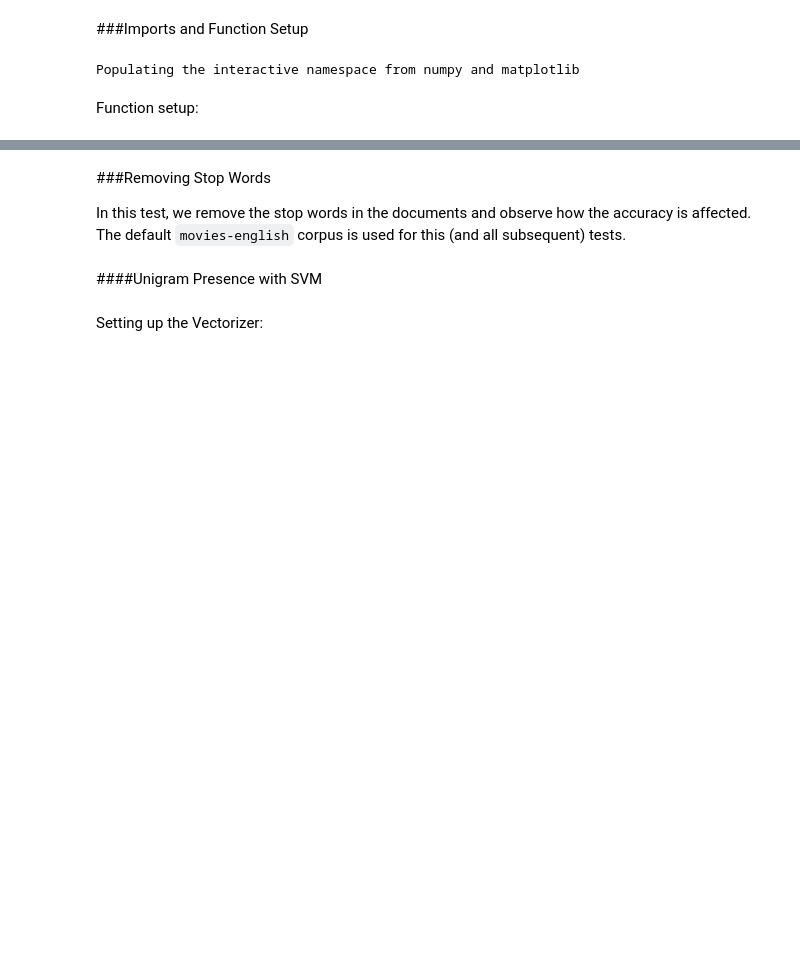
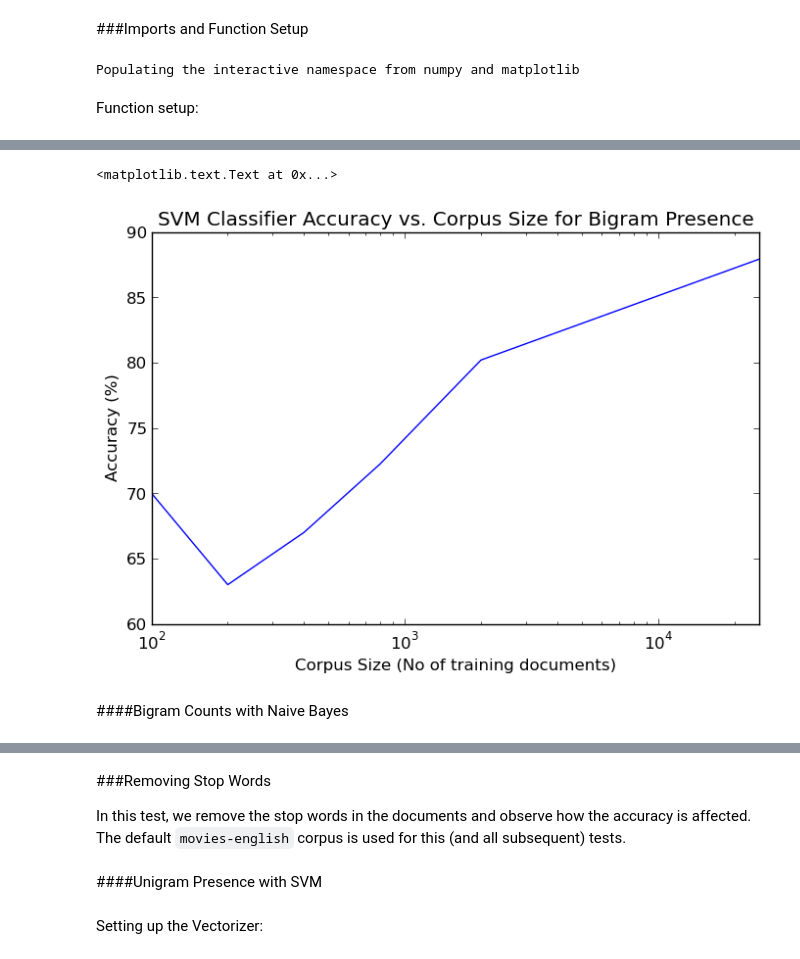
Before and after one commit to DJSagarAhire/Sentiment-Analysis-Comparative-Study, a Jupyter notebook: notebooks/Additional-Tests.ipynb, the cells around one changed output, grey strips where cells are left out. Drawn from its saved outputs; the diff is of its cells as text; code cells hidden in the pictures; blank space fills up the shorter version.

```diff
--- a/notebooks/Additional-Tests.ipynb
+++ b/notebooks/Additional-Tests.ipynb
@@ -69,0 +216,19 @@ def accuracy():
+# %%
+from sklearn.svm import LinearSVC
+bigram_linsvm = LinearSVC()
+# %%
+accuracy_list = []
+
+for i in range(6):
+
+    # Vectorize respective corpus
+    bigram_presence_vectorizer = CountVectorizer(binary=True, ngram_range=(2,2))
+    train_X = bigram_presence_vectorizer.fit_transform(train_set_list[i].data)
+    train_y = train_set_list[i].target
+    test_X = bigram_presence_vectorizer.transform(test_set_list[i].data)
+    test_y = test_set_list[i].target
+
+    # Run classifier
+    print("Classifying corpus {0}".format(corpuslist[i]['path']))
+    predict_y = classify(bigram_linsvm)
+    accuracy_list.append(accuracy())
@@ -69,0 +253,12 @@ def accuracy():
+# %%
+plot(size_list, accuracy_list)
+xscale('log')
+xlim([0, 25000])
+xlabel('Corpus Size (No of training documents)')
+ylabel('Accuracy (%)')
+title('SVM Classifier Accuracy vs. Corpus Size for Bigram Presence')
+# %% [output]
+<matplotlib.text.Text at 0x...>
+[figure, added]
+# %% [markdown]
+####Bigram Counts with Naive Bayes
```
Also changed, not shown: parts of 21 cells of this notebook, 1 other file.
